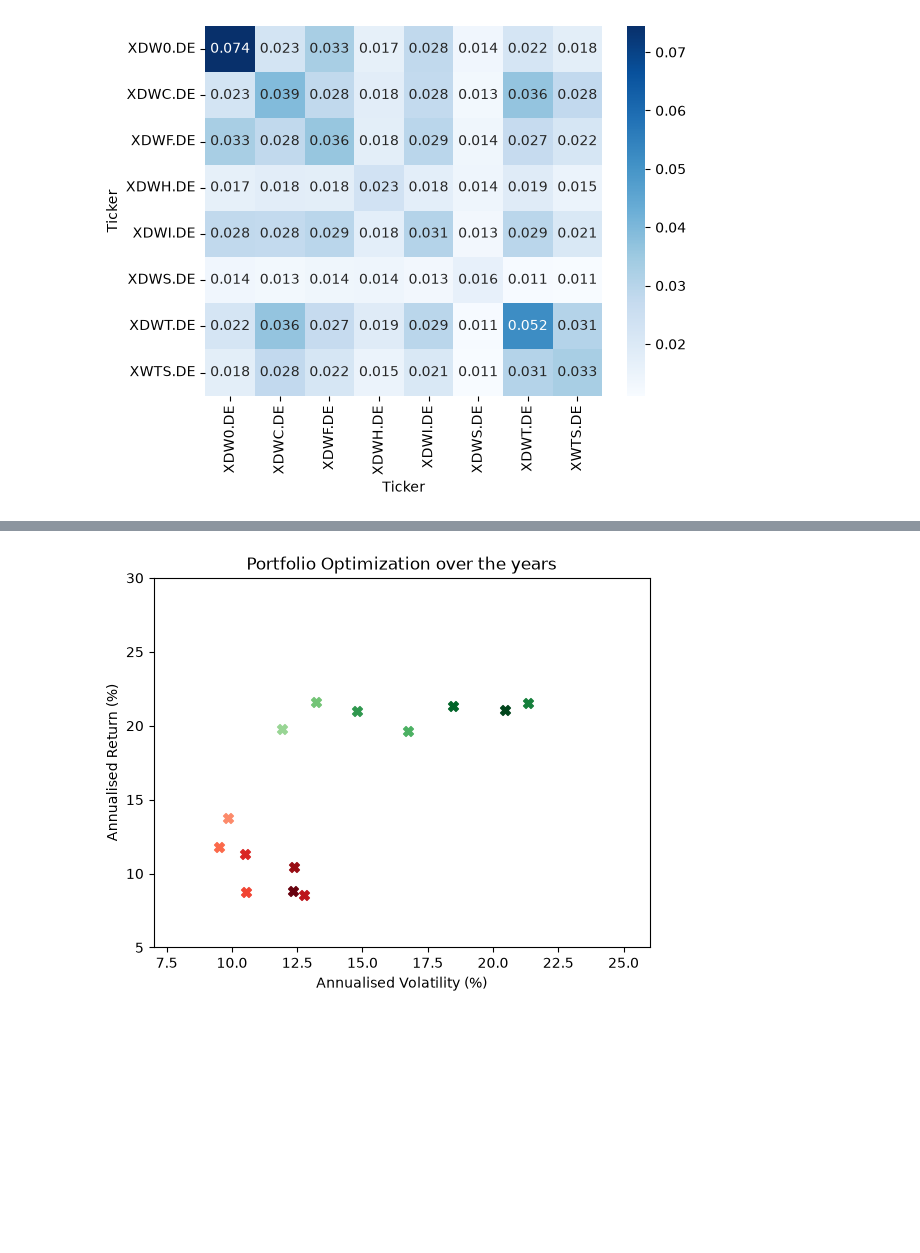
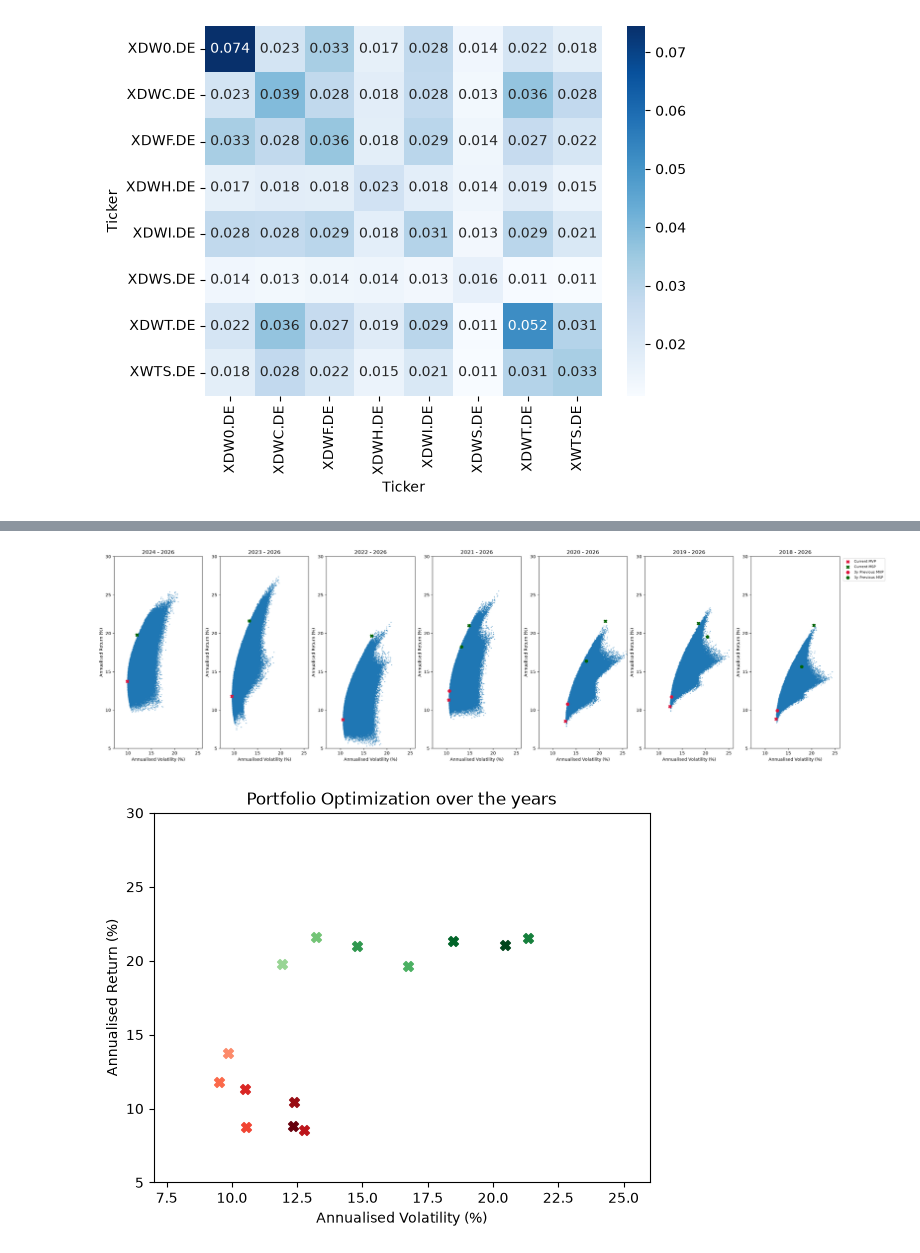
Before and after one commit to ThijsvdLeemkolk/quant-finance, a Jupyter notebook: notebooks/01_historical_impact_ef.ipynb, the cells around one changed output, grey strips where cells are left out. Saved outputs shown, nothing was run; the diff lists cells and outputs as text; code cells hidden in the pictures; blank space fills up the shorter version.

```diff
--- a/notebooks/01_historical_impact_ef.ipynb
+++ b/notebooks/01_historical_impact_ef.ipynb
@@ -94,3 +119,29 @@ It's quite interesting to notice
+# %%
+plt.figure(figsize=(30, 8))
+
+for i, year in enumerate(datasets, start = 1):
+    plt.subplot(1, 7, i)
+    plt.scatter(portfolio_volatility[year] * 100, portfolio_returns[year] * 100, s=2, alpha=0.4)
+    plt.scatter(wmv_volatility[year] * 100, wmv_return[year] * 100, s=50, c='crimson', marker='X', label='Current MVP')
+    plt.scatter(wms_volatility[year] * 100, wms_return[year] * 100, s=50, c='darkgreen', marker='X', label='Current MSP')
+    if year + 3 in datasets:
+        wmv_return2 = wmv[year + 3].x.T @ mean_returns[year]
+        wmv_volatility2 = np.sqrt(wmv[year + 3].x.T @ cov_matrix[year] @ wmv[year + 3].x)
+        wms_return2 = wms[year + 3].x.T @ mean_returns[year]
+        wms_volatility2 = np.sqrt(wms[year + 3].x.T @ cov_matrix[year] @ wms[year + 3].x)
+        plt.scatter(wmv_volatility2 * 100, wmv_return2 * 100, s=50, c='crimson', marker='o', label='3y Previous MVP')
+        plt.scatter(wms_volatility2 * 100, wms_return2 * 100, s=50, c='darkgreen', marker='o', label='3y Previous MSP')
+    plt.xlim(7, 26)
+    plt.ylim(5, 30)
+    plt.xlabel('Annualised Volatility (%)')
+    plt.ylabel('Annualised Return (%)')
+    plt.title(f'{year} - 2026')
+
+plt.legend(bbox_to_anchor=(1.02, 1), loc='upper left', fontsize=8)
+plt.savefig('../images/01_2.png', dpi=200, bbox_inches='tight')
+plt.show()
+# %% [output]
+[figure, added]
 # %%
 cmap_mv = plt.cm.Reds
 cmap_ms = plt.cm.Greens
```
Also changed, not shown: parts of 5 cells of this notebook, 3 other files.
